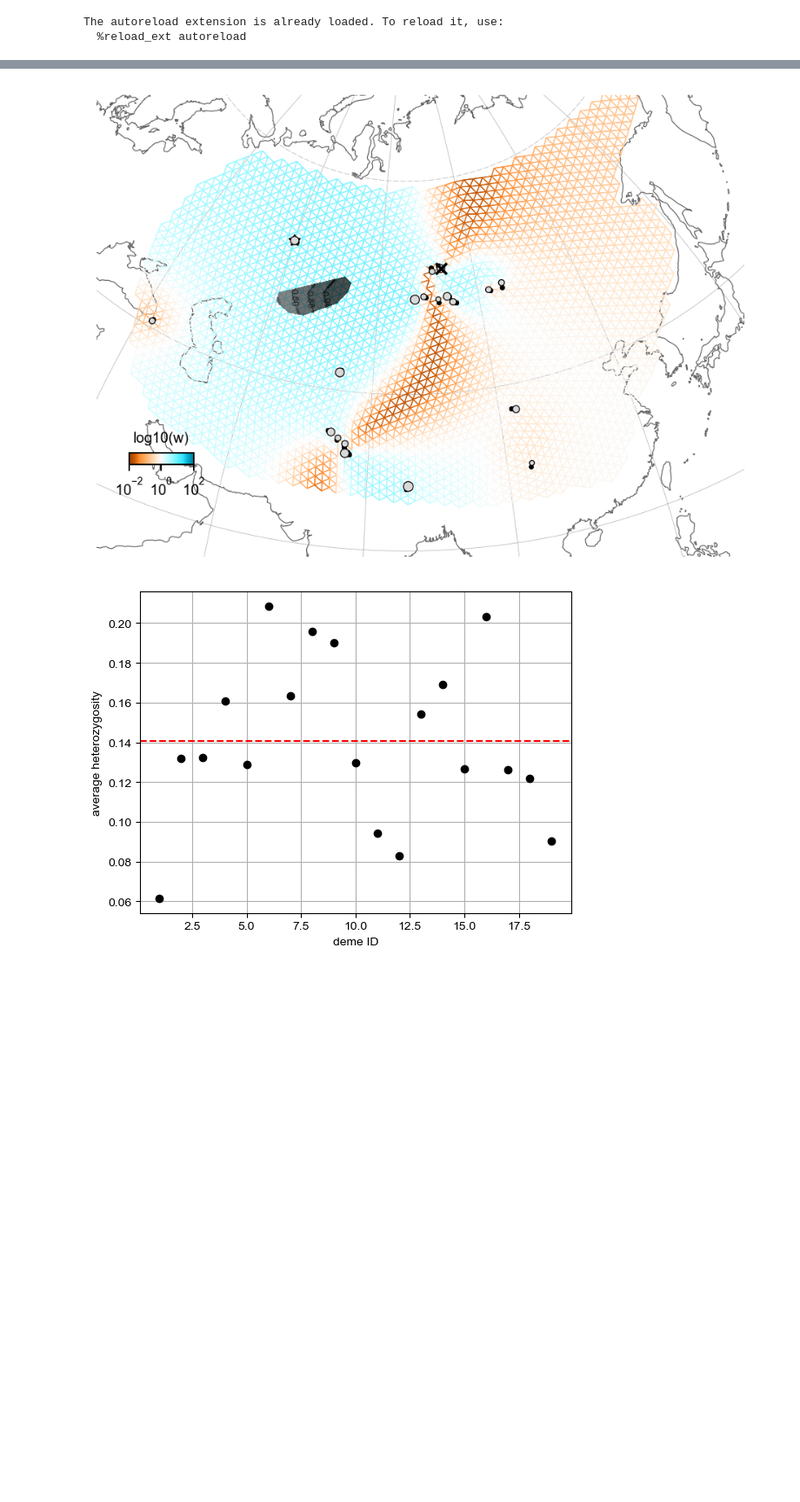
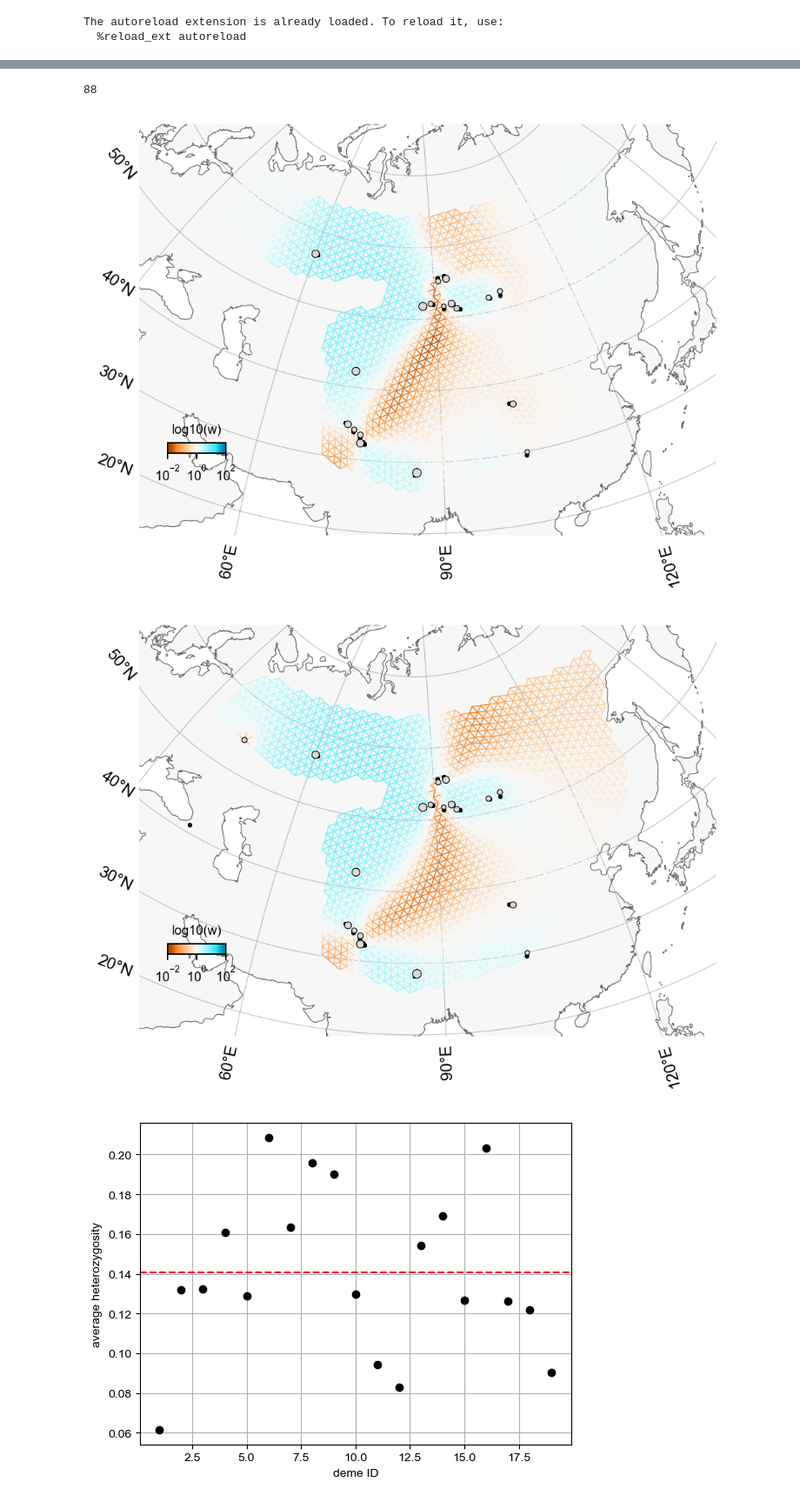
Before and after one commit to NovembreLab/feems, a Jupyter notebook: docs/notebooks/empirical-warblers.ipynb, the cells around one changed output, grey strips where cells are left out. Shown at 87% size. Drawn from its saved outputs; the diff is of its cells as text; code cells hidden in the pictures; blank space fills up the shorter version.

```diff
--- a/docs/notebooks/empirical-warblers.ipynb
+++ b/docs/notebooks/empirical-warblers.ipynb
@@ -135,7 +143,14 @@ v.ax.gridlines(draw_labels=False,ylocs=[66.5],xlocs=[],linewidth=0.3,color='grey
 # %%
 # lle, te = get_best_lre(warblr_graph, lamb_cv=0.1, k=5, top=10, nchoose=100, option='hard')
+# import cProfile
+# import re
 
-warblr_graph.fit(lamb=0.5,optimize_q='n-dim',lamb_q=1.,alpha_q=0.5)
+warblr_graph.fit(lamb=1.,optimize_q=None)
+# warblr_graph.s2
+# wn = warblr_graph.w
+
+# plt.scatter(wn,warblr_graph.w,alpha=0.5); plt.grid(); plt.axline((1,1),slope=1)
+
 # warblr_graph.fit(lamb=10.5,optimize_q='n-dim',lamb_q=1.,alpha_q=0.5,option='onlyc',long_range_edges=[(2,15),(13,16),(7,18),(0,10)])
 # warblr_graph.c
 # obj = Joint_Objective(warblr_graph); obj.inv(); obj.grad(reg=False)
@@ -314,46 +355,66 @@ permuted_idx[randedge[np.argmin(llc2)][0]], permuted_idx[9], isc2[np.argmin(llc2
+# %%
+nx.get_node_attributes(obj.sp_graph,'permuted_idx')[randedge[np.argmin(llc2)][0]]
+# %% [output]
+88
 # %%
 # fig = plt.figure(dpi=180)
 # ax = fig.add_subplot(1, 1, 1, projection=projection)
 # v = Viz(ax, warblr_graph, projection=projection, edge_width=.5,
 #         edge_alpha=1, edge_zorder=100, sample_pt_size=20,
 #         obs_node_size=7.5, sample_pt_color="black", cbar_ticklabelsize=8,
 #         cbar_font_size=8, cbar_width='10%',cbar_height='2.5%')
 # v.draw_map(); v.draw_edges(use_weights=True); v.draw_obs_nodes(use_ids=False); v.draw_edge_colorbar()
 # ax.tricontourf([v.grid[nx.get_node_attributes(v.sp_graph,'permuted_idx')[x[0]],0] for x in randedge],[v.grid[nx.get_node_attributes(v.sp_graph,'permuted_idx')[x[0]],1] for x in randedge],isc2,extend='min',cmap='Greys',vmax=1,vmin=0,alpha=0.8,levels=5);
 # CS = ax.tricontour([v.grid[nx.get_node_attributes(v.sp_graph,'permuted_idx')[x[0]],0] for x in randedge],[v.grid[nx.get_node_attributes(v.sp_graph,'permuted_idx')[x[0]],1] for x in randedge],isc2,cmap='Greys',extend='min',vmax=1,vmin=0,alpha=0.8,levels=5); ax.clabel(CS, inline=1, fontsize=8, colors='k')
 
 ## basically ignore demes with log-lik units less than 100 of max
-fig = plt.figure(dpi=180)
-ax = fig.add_subplot(1, 1, 1, projection=projection)
-v = Viz(ax, warblr_graph, projection=projection, edge_width=.5,
-        edge_alpha=1, edge_zorder=100, sample_pt_size=20,
-        obs_node_size=7.5, sample_pt_color="black", cbar_ticklabelsize=8,
-        cbar_font_size=8, cbar_width='10%',cbar_height='2.5%')
-v.ax.set_extent([45,130,19,73], crs=ccrs.PlateCarree())
-v.draw_map(); v.draw_samples(); v.draw_edges(use_weights=True); v.draw_obs_nodes(use_ids=False); v.draw_edge_colorbar()
-v.ax.gridlines(draw_labels=False,ylocs=[20.5,40],xlocs=[40,60,80,100,120,140],linewidth=0.3,color='grey',linestyle='-',zorder=0,alpha=0.6)
-v.ax.gridlines(draw_labels=False,ylocs=[66.5],xlocs=[],linewidth=0.3,color='grey',linestyle=(5, (10, 3)),zorder=0,alpha=0.6)
-# for ie, e in enumerate([(2,15)]):#[(255, 1060), (484, 1195), (1224, 1146), (12, 1092)]):
-#         v.draw_arrow([e],warblr_graph.c[ie],lw=1,hw=.5e5,hl=1e5,mode='sampled')
-# v.draw_c_colorbar()
-ax.tricontourf([vsm.grid[nx.get_node_attributes(vsm.sp_graph,'permuted_idx')[x[0]],0] for x in list(it.compress(randedge,llc2-20<np.min(llc2)))],[vsm.grid[nx.get_node_attributes(vsm.sp_graph,'permuted_idx')[x[0]],1] for x in list(it.compress(randedge,llc2-20<np.min(llc2)))],isc2[llc2-20<np.min(llc2)],vmin=0,vmax=1,levels=3,cmap='Greys',alpha=0.7); CS = ax.tricontour([vsm.grid[nx.get_node_attributes(vsm.sp_graph,'permuted_idx')[x[0]],0] for x in list(it.compress(randedge,llc2-20<np.min(llc2)))],[vsm.grid[nx.get_node_attributes(vsm.sp_graph,'permuted_idx')[x[0]],1] for x in list(it.compress(randedge,llc2-20<np.min(llc2)))],isc2[llc2-20<np.min(llc2)],vmin=0,vmax=1,levels=3,cmap='Greys',alpha=0.7); ax.clabel(CS, inline=1, fontsize=5, colors='k')
-ax.scatter(vsm.grid[1195,0],vsm.grid[1195,1],marker='x',color='k',zorder=2); ax.scatter(vsm.grid[255,0],vsm.grid[255,1],marker='*',facecolors='none',edgecolors='k');
-
 # fig = plt.figure(dpi=180)
 # ax = fig.add_subplot(1, 1, 1, projection=projection)
 # v = Viz(ax, warblr_graph, projection=projection, edge_width=.5,
 #         edge_alpha=1, edge_zorder=100, sample_pt_size=20,
 #         obs_node_size=7.5, sample_pt_color="black", cbar_ticklabelsize=8,
 #         cbar_font_size=8, cbar_width='10%',cbar_height='2.5%')
 # v.ax.set_extent([45,130,19,73], crs=ccrs.PlateCarree())
 # v.draw_map(); v.draw_samples(); v.draw_edges(use_weights=True); v.draw_obs_nodes(use_ids=False); v.draw_edge_colorbar()
 # v.ax.gridlines(draw_labels=False,ylocs=[20.5,40],xlocs=[40,60,80,100,120,140],linewidth=0.3,color='grey',linestyle='-',zorder=0,alpha=0.6)
 # v.ax.gridlines(draw_labels=False,ylocs=[66.5],xlocs=[],linewidth=0.3,color='grey',linestyle=(5, (10, 3)),zorder=0,alpha=0.6)
+# # for ie, e in enumerate([(2,15)]):#[(255, 1060), (484, 1195), (1224, 1146), (12, 1092)]):
+# #         v.draw_arrow([e],warblr_graph.c[ie],lw=1,hw=.5e5,hl=1e5,mode='sampled')
+# # v.draw_c_colorbar()
+# ax.tricontourf([vsm.grid[nx.get_node_attributes(vsm.sp_graph,'permuted_idx')[x[0]],0] for x in list(it.compress(randedge,llc2-20<np.min(llc2)))],[vsm.grid[nx.get_node_attributes(vsm.sp_graph,'permuted_idx')[x[0]],1] for x in list(it.compress(randedge,llc2-20<np.min(llc2)))],isc2[llc2-20<np.min(llc2)],vmin=0,vmax=1,levels=3,cmap='Greys',alpha=0.7); CS = ax.tricontour([vsm.grid[nx.get_node_attributes(vsm.sp_graph,'permuted_idx')[x[0]],0] for x in list(it.compress(randedge,llc2-20<np.min(llc2)))],[vsm.grid[nx.get_node_attributes(vsm.sp_graph,'permuted_idx')[x[0]],1] for x in list(it.compress(randedge,llc2-20<np.min(llc2)))],isc2[llc2-20<np.min(llc2)],vmin=0,vmax=1,levels=3,cmap='Greys',alpha=0.7); ax.clabel(CS, inline=1, fontsize=5, colors='k')
+# ax.scatter(vsm.grid[1195,0],vsm.grid[1195,1],marker='x',color='k',zorder=2); ax.scatter(vsm.grid[255,0],vsm.grid[255,1],marker='*',facecolors='none',edgecolors='k');
+
+
+fig = plt.figure(dpi=180)
+ax = fig.add_subplot(1, 1, 1, projection=projection)
+v = Viz(ax, warblr_graph, projection=projection, edge_width=.5,
+        edge_alpha=1, edge_zorder=100, sample_pt_size=20,
+        obs_node_size=7.5, sample_pt_color="black", cbar_ticklabelsize=8,
+        cbar_font_size=8, cbar_width='10%',cbar_height='2.5%')
+v.ax.set_extent([45,130,19,73], crs=ccrs.PlateCarree())
+v.draw_map(latlong=True); v.draw_samples(); v.draw_edges(use_weights=True); v.draw_obs_nodes(use_ids=False); v.draw_edge_colorbar()
+
+fig = plt.figure(dpi=180)
+ax = fig.add_subplot(1, 1, 1, projection=projection)
+v = Viz(ax, smgraph, projection=projection, edge_width=.5,
+        edge_alpha=1, edge_zorder=100, sample_pt_size=20,
+        obs_node_size=7.5, sample_pt_color="black", cbar_ticklabelsize=8,
+        cbar_font_size=8, cbar_width='10%',cbar_height='2.5%')
+v.ax.set_extent([45,130,19,73], crs=ccrs.PlateCarree())
+v.draw_map(latlong=True); v.draw_samples(); v.draw_edges(use_weights=True); v.draw_obs_nodes(use_ids=False); v.draw_edge_colorbar()
+# v.draw_c_contour(randedge, isc2); #
+# v.draw_ll_contour(randedge, llc2)
+# v.ax.gridlines(draw_labels=True,ylocs=[20.5,40],xlocs=[40,60,80,100,120,140],linewidth=0.3,color='grey',linestyle='-',zorder=0,alpha=0.6)
+# v.ax.gridlines(draw_labels=True,ylocs=[66.5],xlocs=[],linewidth=0.3,color='grey',linestyle=(5, (10, 3)),zorder=0,alpha=0.6)
 # ax.tricontourf([vsm.grid[nx.get_node_attributes(vsm.sp_graph,'permuted_idx')[x[0]],0] for x in randedge],[vsm.grid[nx.get_node_attributes(vsm.sp_graph,'permuted_idx')[x[0]],1] for x in randedge],np.min(llc2)-llc2,levels=[-20,-10,-2,0],extend='max',cmap='Greens',alpha=0.7); CS = ax.tricontour([vsm.grid[nx.get_node_attributes(vsm.sp_graph,'permuted_idx')[x[0]],0] for x in randedge],[vsm.grid[nx.get_node_attributes(vsm.sp_graph,'permuted_idx')[x[0]],1] for x in randedge],np.min(llc2)-llc2,levels=[-20,-10,-2,0],cmap='Greens',alpha=0.7); ax.clabel(CS, inline=1, fontsize=5, colors='k');
-# # for (15) -> (273,1195), (9) -> (362,1060), (10) -> () ## permuted_idx[15]
-# ax.scatter(vsm.grid[1060,0],vsm.grid[1060,1],marker='x',color='k',zorder=2); ax.scatter(vsm.grid[362,0],vsm.grid[362,1],marker='*',zorder=2,facecolors='none',edgecolors='k');
+# # # for (15) -> (273,1195), (9) -> (362,1060), (10) -> () ## permuted_idx[15]
+# # ax.scatter(vsm.grid[,0],vsm.grid[1060,1],marker='x',color='k',zorder=2); ax.scatter(vsm.grid[362,0],vsm.grid[362,1],marker='*',zorder=2,facecolors='none',edgecolors='k');
+# ax.tricontourf([v.grid[nx.get_node_attributes(v.sp_graph,'permuted_idx')[x[0]],0] for x in randedge],[v.grid[nx.get_node_attributes(v.sp_graph,'permuted_idx')[x[0]],1] for x in randedge],np.min(llc2)-llc2,levels=[-20,-10,-2,0],extend='max',cmap='Greens',alpha=0.7); CS = ax.tricontour([v.grid[nx.get_node_attributes(v.sp_graph,'permuted_idx')[x[0]],0] for x in randedge],[v.grid[nx.get_node_attributes(v.sp_graph,'permuted_idx')[x[0]],1] for x in randedge],np.min(llc2)-llc2,levels=[-20,-10,-2,0],cmap='Greens',alpha=0.7); ax.clabel(CS, inline=1, fontsize=5, colors='k');
+# for (15) -> (273,1195), (9) -> (362,1060), (10) -> () ## permuted_idx[15]
+# ax.scatter(v.grid[1007,0],v.grid[1007,1],marker='x',color='k',zorder=2); ax.scatter(v.grid[971,0],v.grid[971,1],marker='*',zorder=2,facecolors='none',edgecolors='k');
 # %% [output]
-[figure, old version]
+[figure, new version]
+[figure, added]
 # %%
 sample_idx = nx.get_node_attributes(warblr_graph, "sample_idx")
 permuted_idx = query_node_attributes(warblr_graph, "permuted_idx")
```
Also changed, not shown: parts of 12 cells of this notebook, 6 other files.
